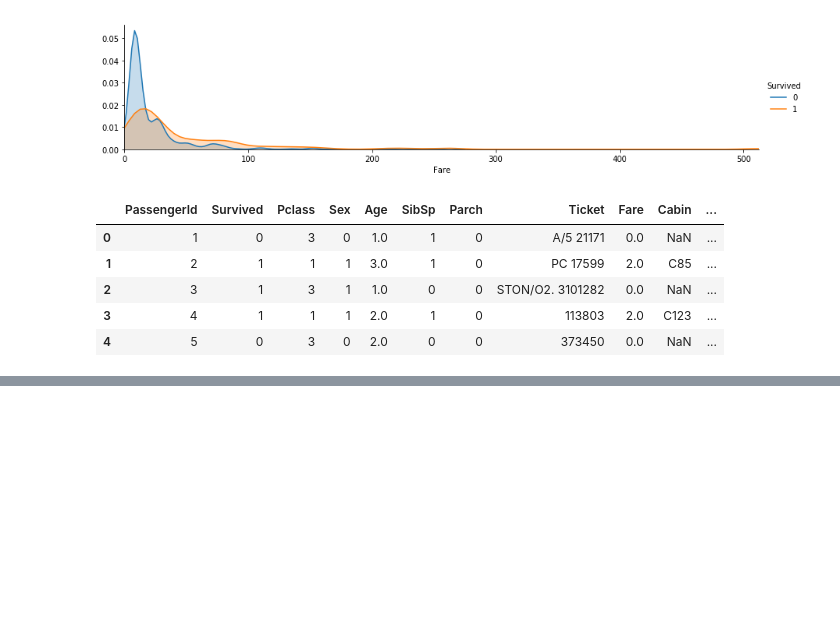
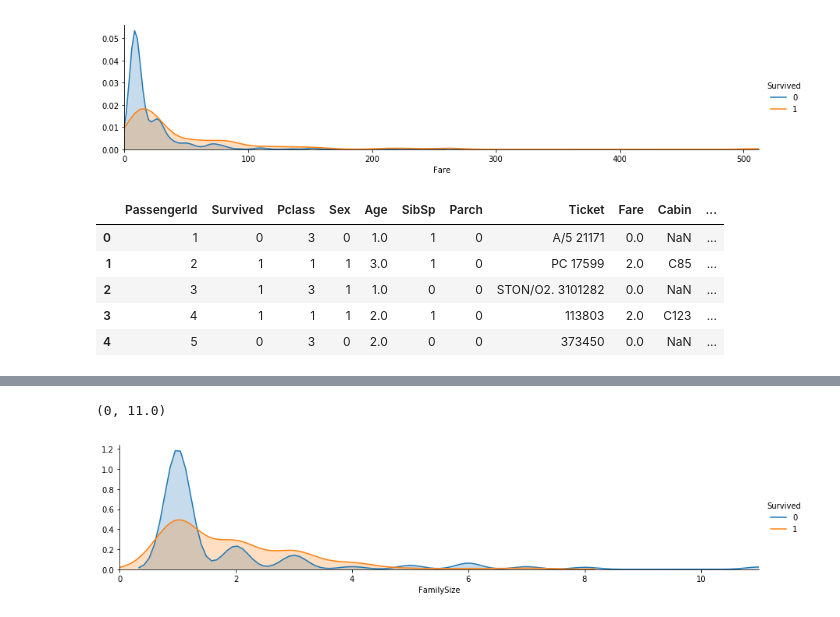
Before and after one commit to fernandosaavedra/titanic-machine-learning-from-disaster, a Jupyter notebook: titanic-ml-solution.ipynb, the cells around one changed output, grey strips where cells are left out. Saved outputs shown, nothing was run; the diff lists cells and outputs as text; code cells hidden in the pictures; blank space fills up the shorter version.

```diff
--- a/titanic-ml-solution.ipynb
+++ b/titanic-ml-solution.ipynb
@@ -758,0 +776,16 @@ train_data.head()
+# %%
+# Llenar las Tarifas faltantes con la Mediana de la Tarifa por Clase
+train_data["Cabin"].fillna(train_data.groupby("Pclass")["Cabin"].transform("median"), inplace=True)
+test_data["Cabin"].fillna(test_data.groupby("Pclass")["Cabin"].transform("median"), inplace=True)
+# %%
+train_data["FamilySize"] = train_data["SibSp"] + train_data["Parch"] + 1
+test_data["FamilySize"] = test_data["SibSp"] + test_data["Parch"] + 1
+# %%
+facet = sns.FacetGrid(train_data, hue="Survived",aspect=4)
+facet.map(sns.kdeplot,'FamilySize',shade= True)
+facet.set(xlim=(0, train_data['FamilySize'].max()))
+facet.add_legend()
+plt.xlim(0)
+# %% [output]
+(0, 11.0)
+[figure, added]
```
Also changed, not shown: parts of 9 cells of this notebook.
